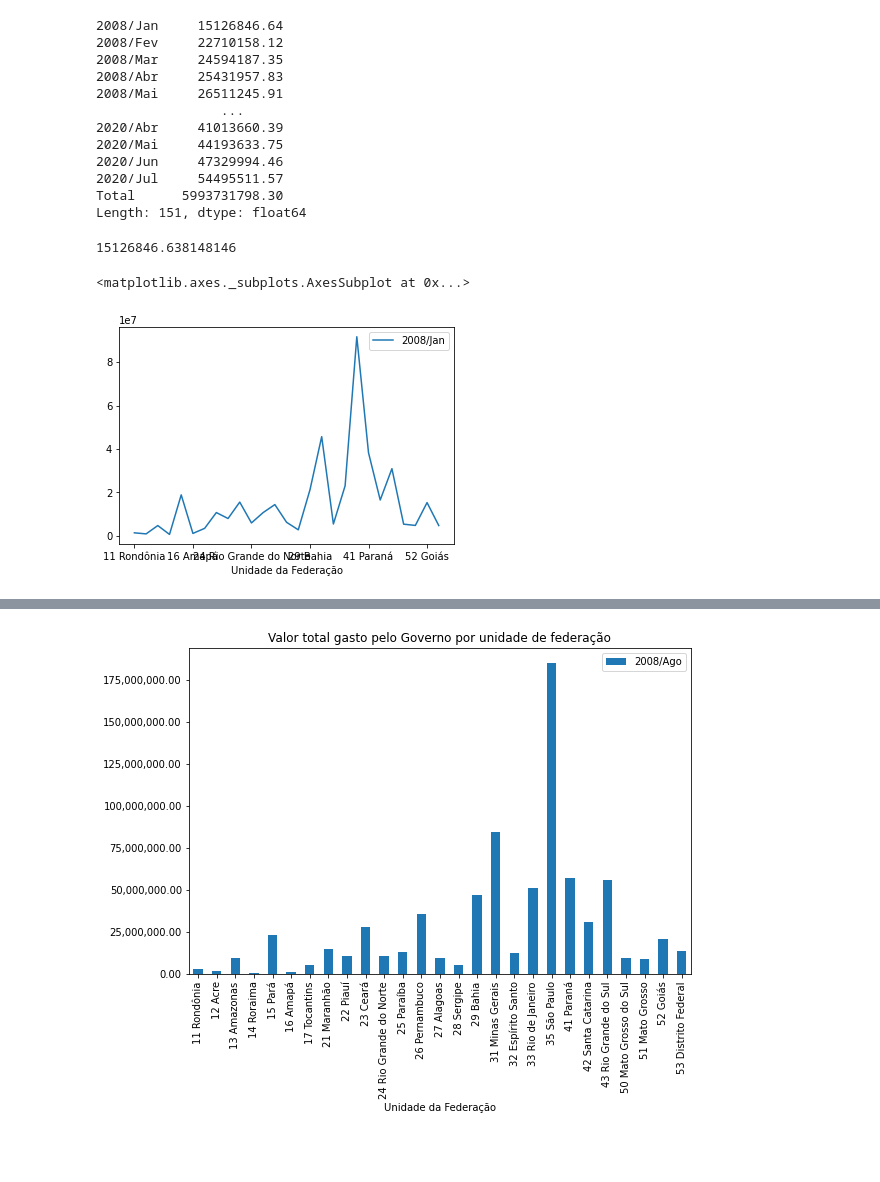
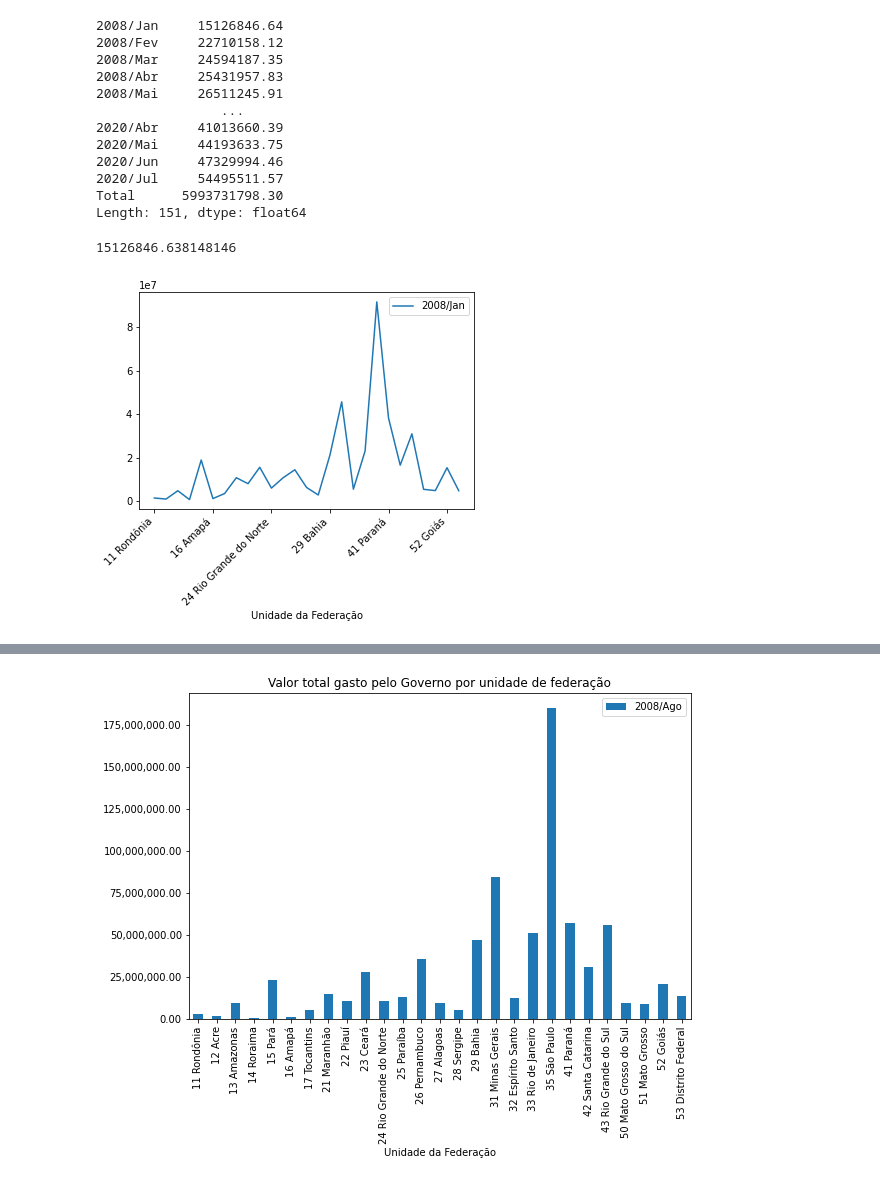
Before and after one commit to isabelapt/Bootcamp_Data_Science_Alura, a Jupyter notebook: Bootcamp_Data_Science_Alura_Modulo1.ipynb, the cells around one changed output, grey strips where cells are left out. Drawn from its saved outputs; the diff is of its cells as text; code cells hidden in the pictures; blank space fills up the shorter version.

```diff
--- a/Bootcamp_Data_Science_Alura_Modulo1.ipynb
+++ b/Bootcamp_Data_Science_Alura_Modulo1.ipynb
@@ -9,6 +13,6 @@ import pandas as pd
 # %%
-dados = pd.read_csv('https://raw.githubusercontent.com/isabelapt/agendamento-hospitalar/main/dados/A151346189_28_143_208.csv',
-                    encoding="ISO-8859-1",skiprows = 3, skipfooter=12, sep=";",
+URL = 'https://raw.githubusercontent.com/isabelapt/agendamento-hospitalar/main/dados/A151346189_28_143_208.csv'
+dados = pd.read_csv(URL, encoding="ISO-8859-1",skiprows = 3, skipfooter=12, sep=";",
                     thousands=".", decimal=",", engine='python')
 dados.head()
 # %% [output]
@@ -58,12 +63,16 @@ dados.mean()
 2020/Jul     54495511.57
 Total      5993731798.30
 Length: 151, dtype: float64
-# %%
-dados["2008/Jan"].mean()
-# %% [output]
-15126846.638148146
+# %%
+# Média dos dados de uma coluna específica
+dados["2008/Jan"].mean()
+# %% [output]
+15126846.638148146
 # %%
-dados.plot(x ="Unidade da Federação" ,y = "2008/Jan")
+ax = dados.plot(x ="Unidade da Federação" ,y = "2008/Jan")
+
+# Rotaciona os ticklabels
+ax.set_xticklabels(ax.get_xticklabels(), rotation = 45, horizontalalignment = 'right')
+plt.show()
 # %% [output]
-<matplotlib.axes._subplots.AxesSubplot at 0x...>
-[figure, old version]
+[figure, new version]
```
Also changed, not shown: parts of 34 cells of this notebook.
